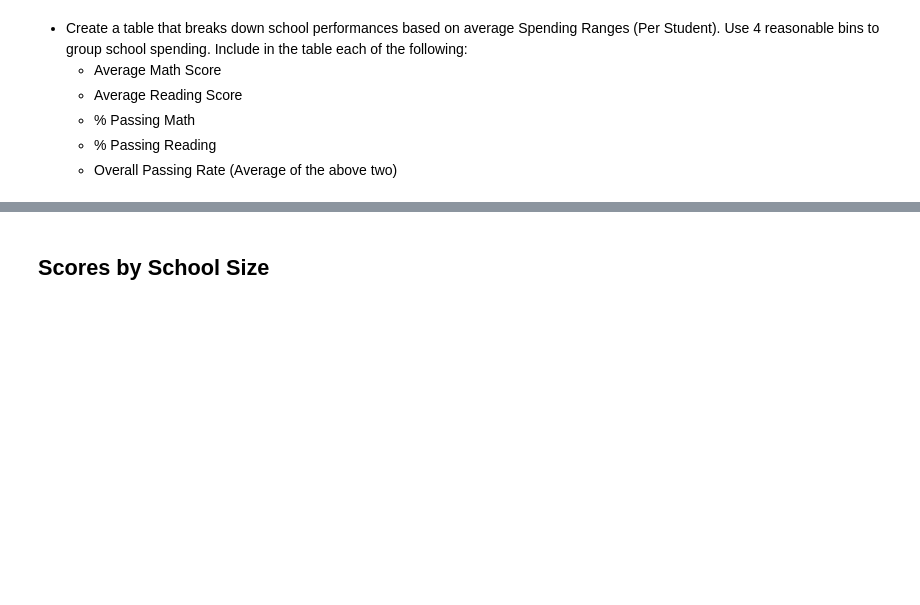
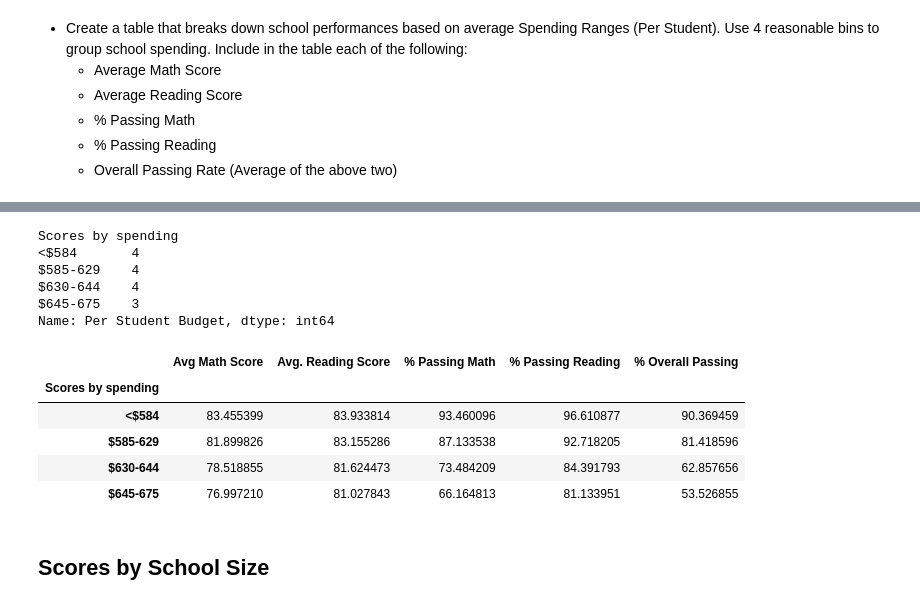
Before and after one commit to kdevanath/Pandas-Challenge, a Jupyter notebook: PyCitySchools/PyCitySchools_starter.ipynb, the cells around one changed output, grey strips where cells are left out. Cells and saved outputs as stored; diff of their text form; code cells hidden in the pictures; blank space fills up the shorter version.

```diff
--- a/PyCitySchools/PyCitySchools_starter.ipynb
+++ b/PyCitySchools/PyCitySchools_starter.ipynb
@@ -276,3 +258,27 @@ school_summary_sort.head(5)
+# %%
+bins = [0,584,629,644,675]
+group_names = ["<$584","$585-629","$630-644","$645-675"]
+school_summary['Scores by spending'] = pd.cut(school_summary['Per Student Budget'],
+                                              bins,labels=group_names,include_lowest=True)
+#school_summary['Overall passing Rate'] =  school_summary[["% Passing Reading","% Passing Math"]].mean(axis=1)
+scores_by_school_spending = school_summary.groupby('Scores by spending')
+print(scores_by_school_spending['Per Student Budget'].count())
+
+scores_by_school_spending[['Avg Math Score','Avg. Reading Score','% Passing Math',
+                           '% Passing Reading','% Overall Passing']].mean()
+# %% [output]
+Scores by spending
+<$584       4
+$585-629    4
+$630-644    4
+$645-675    3
+Name: Per Student Budget, dtype: int64
+|  | Avg Math Score | Avg. Reading Score | % Passing Math | % Passing Reading | % Overall Passing |
+| Scores by spending |  |  |  |  |  |
+| <$584 | 83.455399 | 83.933814 | 93.460096 | 96.610877 | 90.369459 |
+| $585-629 | 81.899826 | 83.155286 | 87.133538 | 92.718205 | 81.418596 |
+| $630-644 | 78.518855 | 81.624473 | 73.484209 | 84.391793 | 62.857656 |
+| $645-675 | 76.997210 | 81.027843 | 66.164813 | 81.133951 | 53.526855 |
 # %% [markdown]
 ## Scores by School Size
 # %% [markdown]
```
Also changed, not shown: parts of 14 cells of this notebook.
